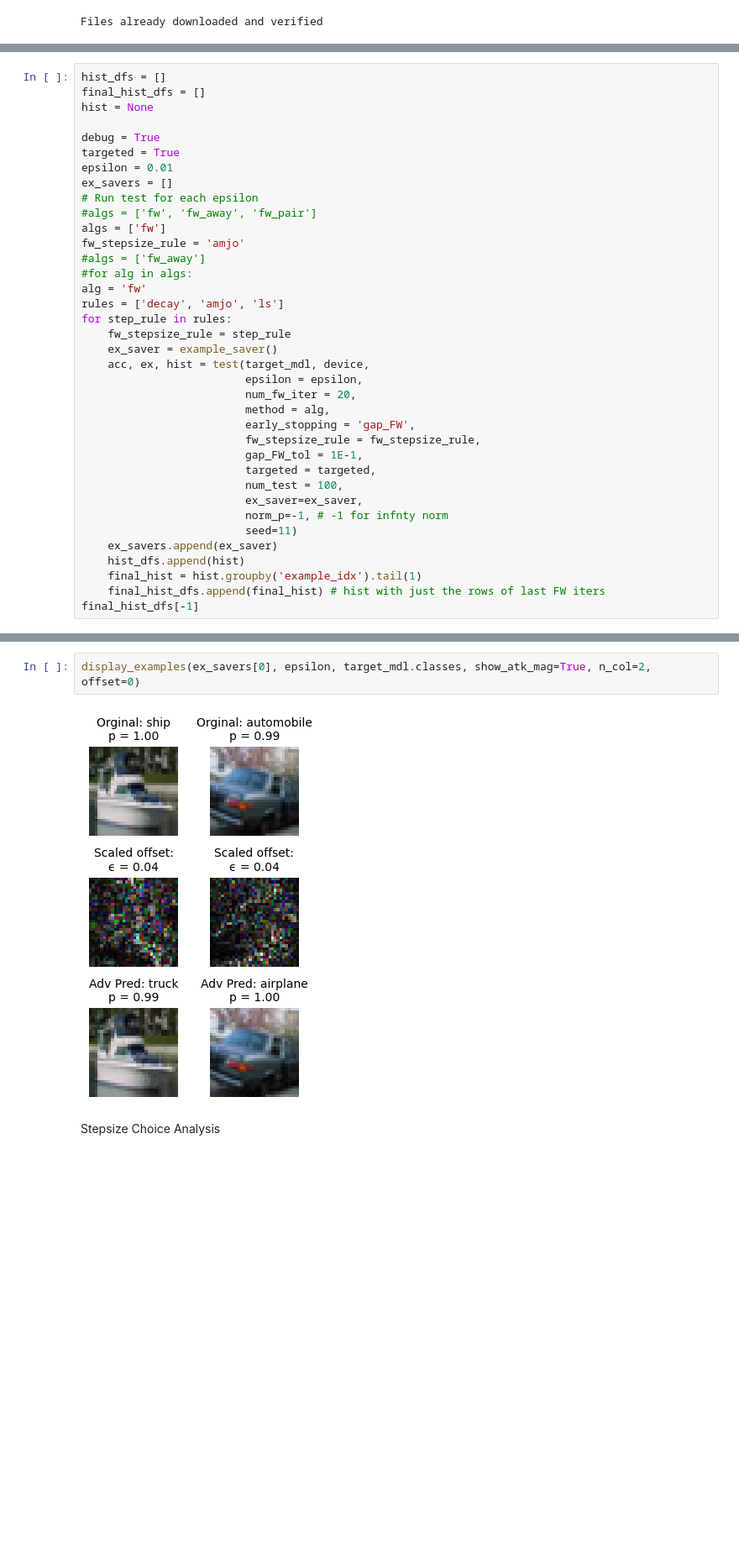
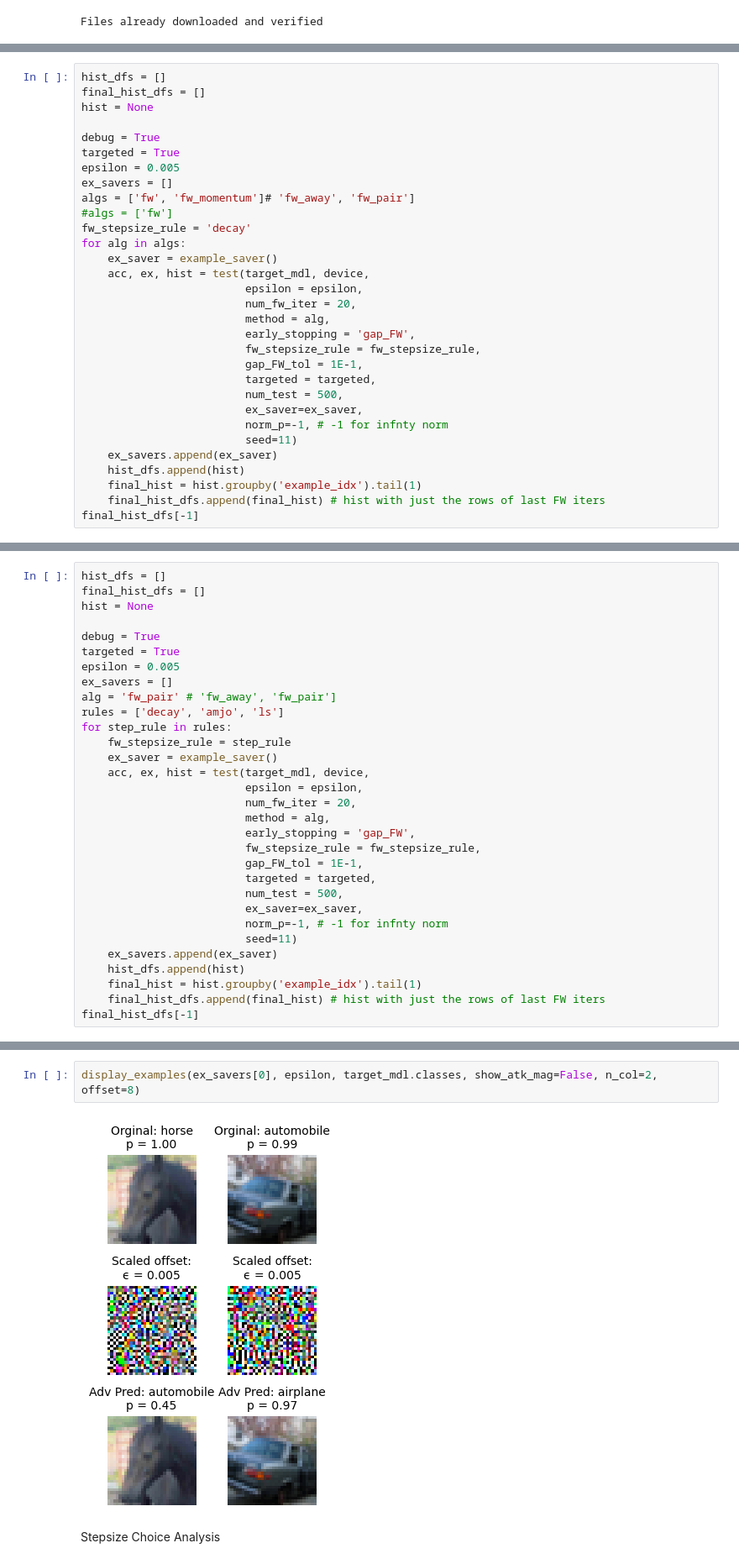
Before and after one commit to TannerAGraves/FW-variants-for-WB-Adversarial-Attacks, a Jupyter notebook: test attacks.ipynb, the cells around one changed output, grey strips where cells are left out. Shown at 84% size. Drawn from its saved outputs; the diff is of its cells as text; blank space fills up the shorter version.

```diff
--- a/test attacks.ipynb
+++ b/test attacks.ipynb
@@ -47,0 +50,31 @@ Files already downloaded and verified
+# %%
+hist_dfs = []
+final_hist_dfs = []
+hist = None
+
+debug = True
+targeted = True
+epsilon = 0.005
+ex_savers = []
+algs = ['fw', 'fw_momentum']# 'fw_away', 'fw_pair']
+#algs = ['fw']
+fw_stepsize_rule = 'decay'
+for alg in algs:
+    ex_saver = example_saver()
+    acc, ex, hist = test(target_mdl, device,
+                         epsilon = epsilon,
+                         num_fw_iter = 20,
+                         method = alg,
+                         early_stopping = 'gap_FW',
+                         fw_stepsize_rule = fw_stepsize_rule,
+                         gap_FW_tol = 1E-1,
+                         targeted = targeted,
+                         num_test = 500,
+                         ex_saver=ex_saver,
+                         norm_p=-1, # -1 for infnty norm
+                         seed=11)
+    ex_savers.append(ex_saver)
+    hist_dfs.append(hist)
+    final_hist = hist.groupby('example_idx').tail(1)
+    final_hist_dfs.append(final_hist) # hist with just the rows of last FW iters
+final_hist_dfs[-1]
@@ -52,15 +237,9 @@ hist = None
 
 debug = True
 targeted = True
-epsilon = 0.01
+epsilon = 0.005
 ex_savers = []
-# Run test for each epsilon
-#algs = ['fw', 'fw_away', 'fw_pair']
-algs = ['fw']
-fw_stepsize_rule = 'amjo'
-#algs = ['fw_away']
-#for alg in algs:
-alg = 'fw'
+alg = 'fw_pair' # 'fw_away', 'fw_pair']
 rules = ['decay', 'amjo', 'ls']
 for step_rule in rules:
     fw_stepsize_rule = step_rule
@@ -73,7 +252,7 @@ for step_rule in rules:
                          fw_stepsize_rule = fw_stepsize_rule,
                          gap_FW_tol = 1E-1,
                          targeted = targeted,
-                         num_test = 100,
+                         num_test = 500,
                          ex_saver=ex_saver,
                          norm_p=-1, # -1 for infnty norm
                          seed=11)
@@ -129,7 +322,7 @@ ls
 # %%
-display_examples(ex_savers[0], epsilon, target_mdl.classes, show_atk_mag=True, n_col=2, offset=0)
+display_examples(ex_savers[0], epsilon, target_mdl.classes, show_atk_mag=False, n_col=2, offset=8)
 # %% [output]
-[figure, old version]
+[figure, new version]
 # %% [markdown]
 Stepsize Choice Analysis
 # %%
```
Also changed, not shown: parts of 28 cells of this notebook, 9 other files.
